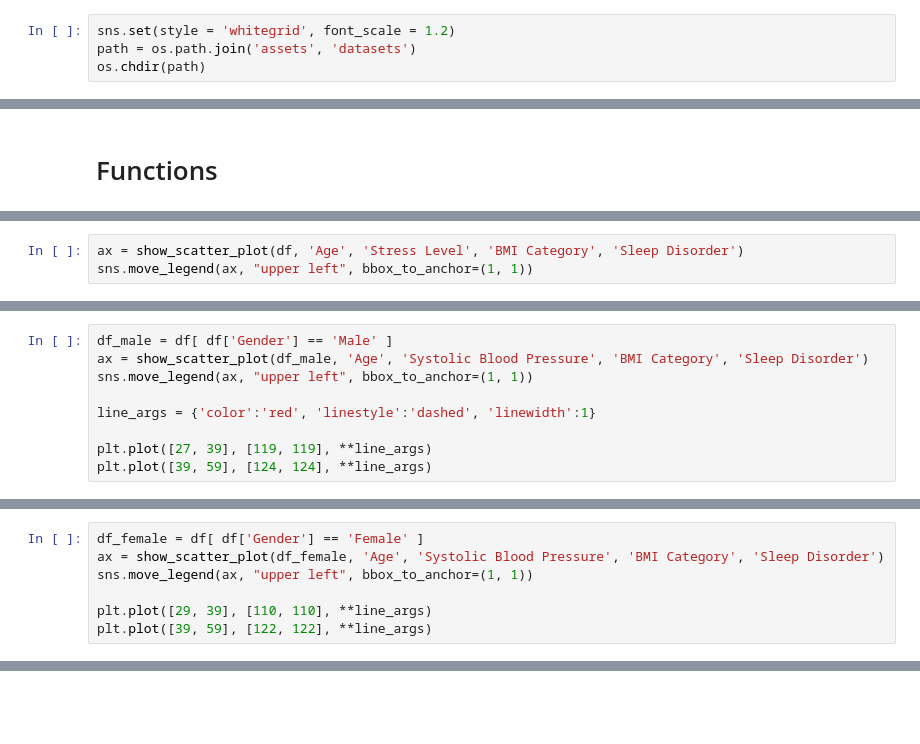
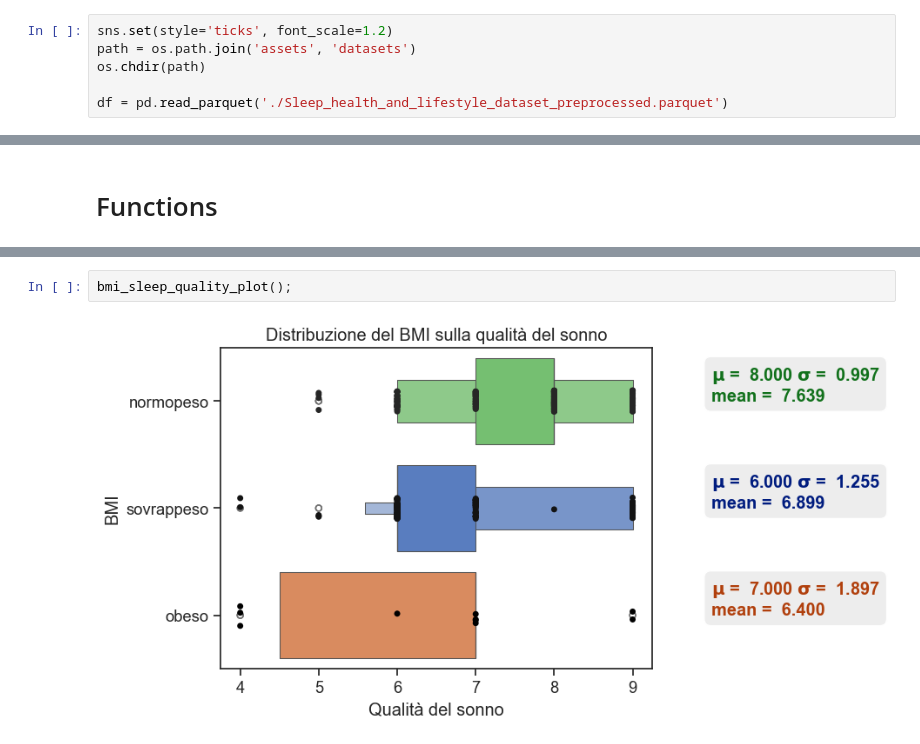
Before and after one commit to fachinmax/sleep_project, a Jupyter notebook: presentation.ipynb, the cells around one changed output, grey strips where cells are left out. Drawn from its saved outputs; the diff is of its cells as text; blank space fills up the shorter version.

Commit message:
add all the info and improved the graphics

```diff
--- a/presentation.ipynb
+++ b/presentation.ipynb
@@ -18,4 +14,6 @@ from scipy import stats
 # %%
-sns.set(style = 'whitegrid', font_scale = 1.2)
+sns.set(style='ticks', font_scale=1.2)
 path = os.path.join('assets', 'datasets')
 os.chdir(path)
+
+df = pd.read_parquet('./Sleep_health_and_lifestyle_dataset_preprocessed.parquet')
@@ -245,3 +84,0 @@ Si può concludere che anche i problemi di sonno influenzano la qualità del son
-# %%
-ax = show_scatter_plot(df, 'Age', 'Stress Level', 'BMI Category', 'Sleep Disorder')
-sns.move_legend(ax, "upper left", bbox_to_anchor=(1, 1))
@@ -293,9 +84,0 @@ image by [metropolisindia](https://www.metropolisindia.com/blog/preventive-healt
-# %%
-df_male = df[ df['Gender'] == 'Male' ]
-ax = show_scatter_plot(df_male, 'Age', 'Systolic Blood Pressure', 'BMI Category', 'Sleep Disorder')
-sns.move_legend(ax, "upper left", bbox_to_anchor=(1, 1))
-
-line_args = {'color':'red', 'linestyle':'dashed', 'linewidth':1}
-
-plt.plot([27, 39], [119, 119], **line_args)
-plt.plot([39, 59], [124, 124], **line_args)
@@ -307,7 +84,0 @@ plt.plot([39, 59], [124, 124], **line_args)
-# %%
-df_female = df[ df['Gender'] == 'Female' ]
-ax = show_scatter_plot(df_female, 'Age', 'Systolic Blood Pressure', 'BMI Category', 'Sleep Disorder')
-sns.move_legend(ax, "upper left", bbox_to_anchor=(1, 1))
-
-plt.plot([29, 39], [110, 110], **line_args)
-plt.plot([39, 59], [122, 122], **line_args)
@@ -320,0 +232,4 @@ Si possono notare due cose:
+# %%
+bmi_sleep_quality_plot();
+# %% [output]
+[figure, added]
```
Also changed, not shown: parts of 96 cells of this notebook.
